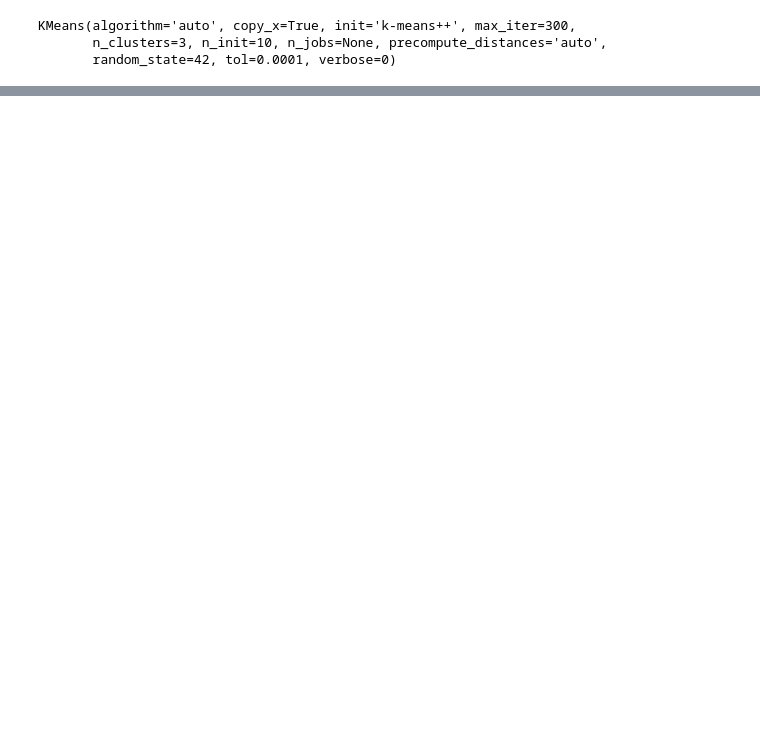
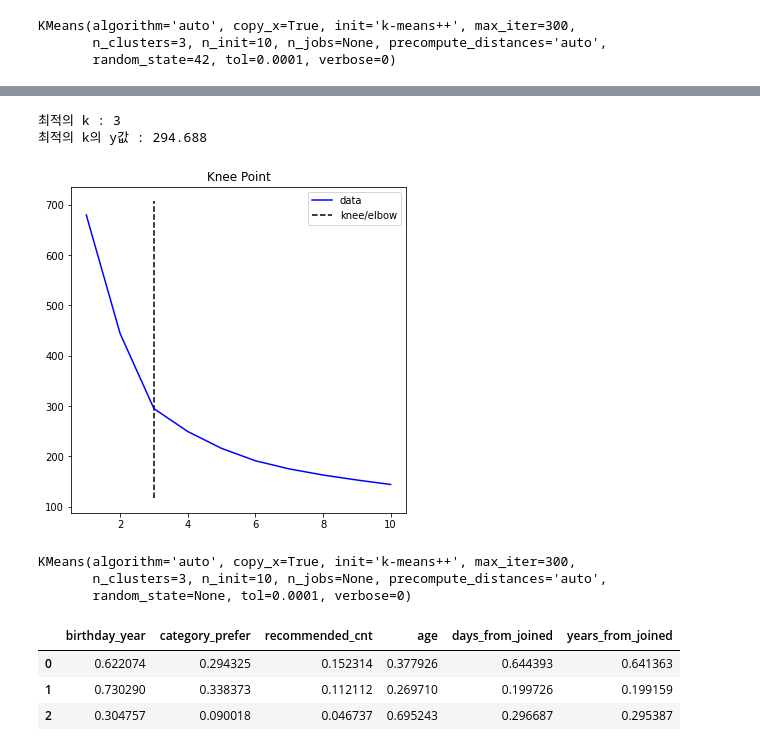
Before and after one commit to Vaycold/Python_ML, a Jupyter notebook: Clustering/E-commerce Data.ipynb, the cells around one changed output, grey strips where cells are left out. Drawn from its saved outputs; the diff is of its cells as text; code cells hidden in the pictures; blank space fills up the shorter version.

```diff
--- a/Clustering/E-commerce Data.ipynb
+++ b/Clustering/E-commerce Data.ipynb
@@ -454,0 +615,6 @@ KMeans(algorithm='auto', copy_x=True, init='k-means++', max_iter=300,
+# %%
+# 정규화
+from sklearn.preprocessing import MinMaxScaler
+mm_scaler = MinMaxScaler(feature_range=(0,1))
+scaled_user_meta = mm_scaler.fit_transform(user_numeric_df)
+scaled_user_meta
@@ -454,0 +635,3 @@ KMeans(algorithm='auto', copy_x=True, init='k-means++', max_iter=300,
+# %%
+scaled_user_metadata_df = pd.DataFrame(scaled_user_meta, columns = user_numeric_df.columns)
+scaled_user_metadata_df
@@ -454,0 +652,5 @@ KMeans(algorithm='auto', copy_x=True, init='k-means++', max_iter=300,
+# %%
+# 정규화된 데이터를 다시 나누자
+x = scaled_user_metadata_df[user_x_cols]
+y = scaled_user_metadata_df['membership_type']
+train_x, test_x, train_y, test_y  = train_test_split(x,y, test_size = 0.2, random_state = 42)
@@ -454,0 +673,8 @@ KMeans(algorithm='auto', copy_x=True, init='k-means++', max_iter=300,
+# %%
+distortions = []
+k_range = range(1,11)
+for n in k_range :
+    km = KMeans(n_clusters = n, random_state = 24)
+    km.fit(train_x)
+    distortions.append(km.inertia_)
+distortions
@@ -454,0 +692,26 @@ KMeans(algorithm='auto', copy_x=True, init='k-means++', max_iter=300,
+# %%
+# kneed 모듈을 사용해보자
+from kneed import KneeLocator
+kneedle = KneeLocator(x = k_range, y = distortions, curve= 'convex', direction = 'decreasing')
+print(f'최적의 k : {round(kneedle.elbow, 3)}')
+print(f'최적의 k의 y값 : {round(kneedle.elbow_y, 3)}')
+kneedle.plot_knee()
+# %% [output]
+최적의 k : 3
+최적의 k의 y값 : 294.688
+[figure, added]
+# %%
+km = KMeans(n_clusters = 3)
+km.fit(train_x)
+# %% [output]
+KMeans(algorithm='auto', copy_x=True, init='k-means++', max_iter=300,
+       n_clusters=3, n_init=10, n_jobs=None, precompute_distances='auto',
+       random_state=None, tol=0.0001, verbose=0)
+# %%
+user_meta_cluster_centers = pd.DataFrame(km.cluster_centers_ , columns= train_x.columns)
+user_meta_cluster_centers
+# %% [output]
+|  | birthday_year | category_prefer | recommended_cnt | age | days_from_joined | years_from_joined |
+| 0 | 0.622074 | 0.294325 | 0.152314 | 0.377926 | 0.644393 | 0.641363 |
+| 1 | 0.730290 | 0.338373 | 0.112112 | 0.269710 | 0.199726 | 0.199159 |
+| 2 | 0.304757 | 0.090018 | 0.046737 | 0.695243 | 0.296687 | 0.295387 |
```
Also changed, not shown: parts of 39 cells of this notebook.
